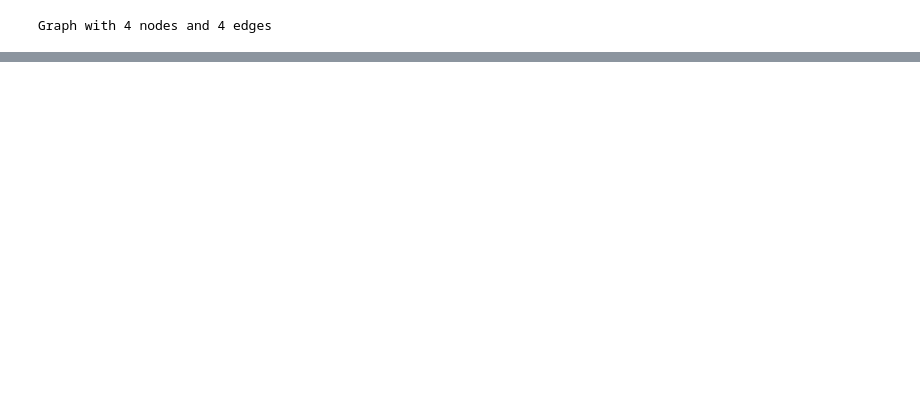
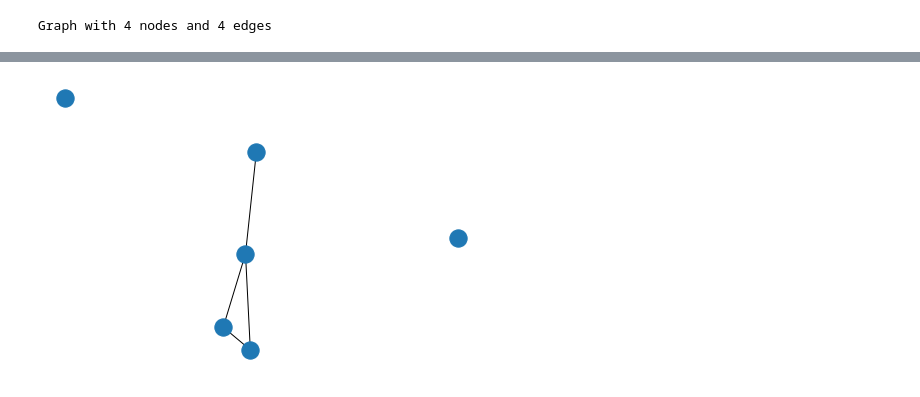
Before and after one commit to konfer/jupyter_bd, a Jupyter notebook: graph-ml-packt /1---Getting Started with Graphs.ipynb, the cells around one changed output, grey strips where cells are left out. Drawn from its saved outputs; the diff is of its cells as text; code cells hidden in the pictures; blank space fills up the shorter version.

```diff
--- a/graph-ml-packt /1---Getting Started with Graphs.ipynb
+++ b/graph-ml-packt /1---Getting Started with Graphs.ipynb
@@ -20,0 +62,4 @@ nx.draw(G)
+# %%
+nx.draw(G)
+# %% [output]
+[figure, added]
```
Also changed, not shown: parts of 13 cells of this notebook.
